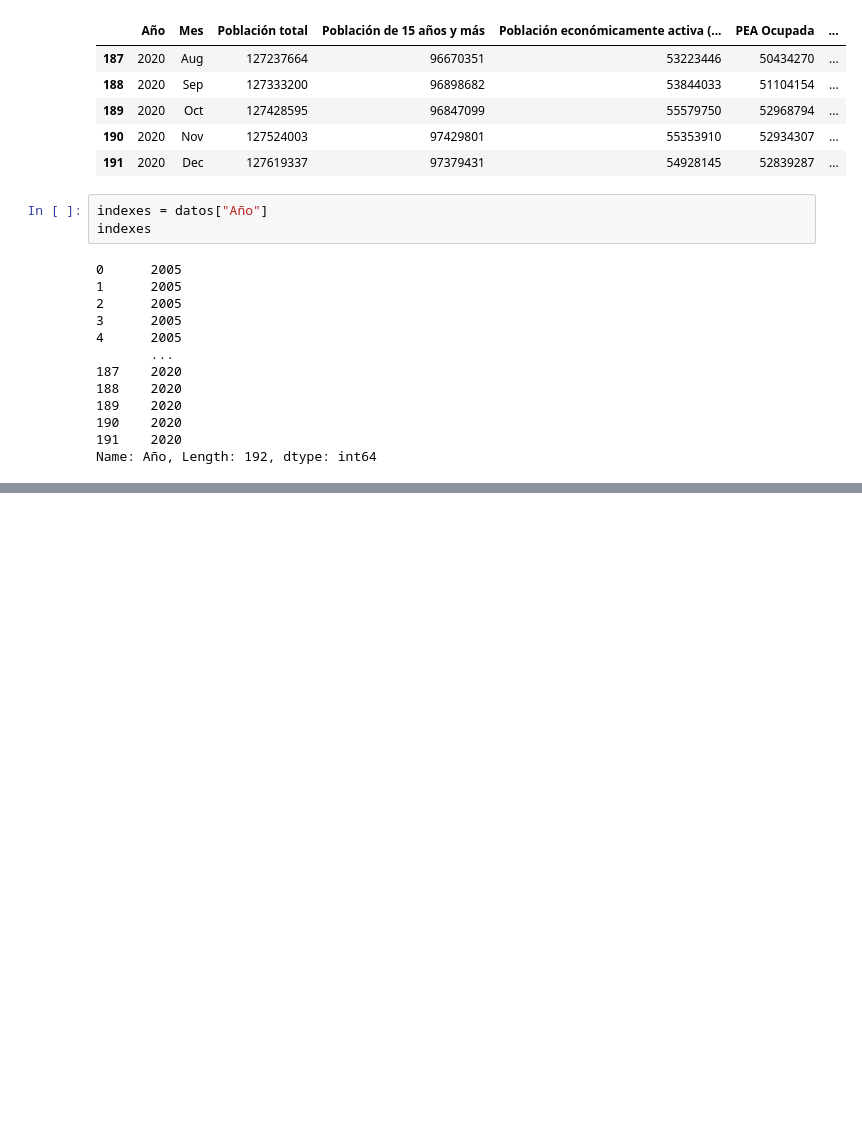
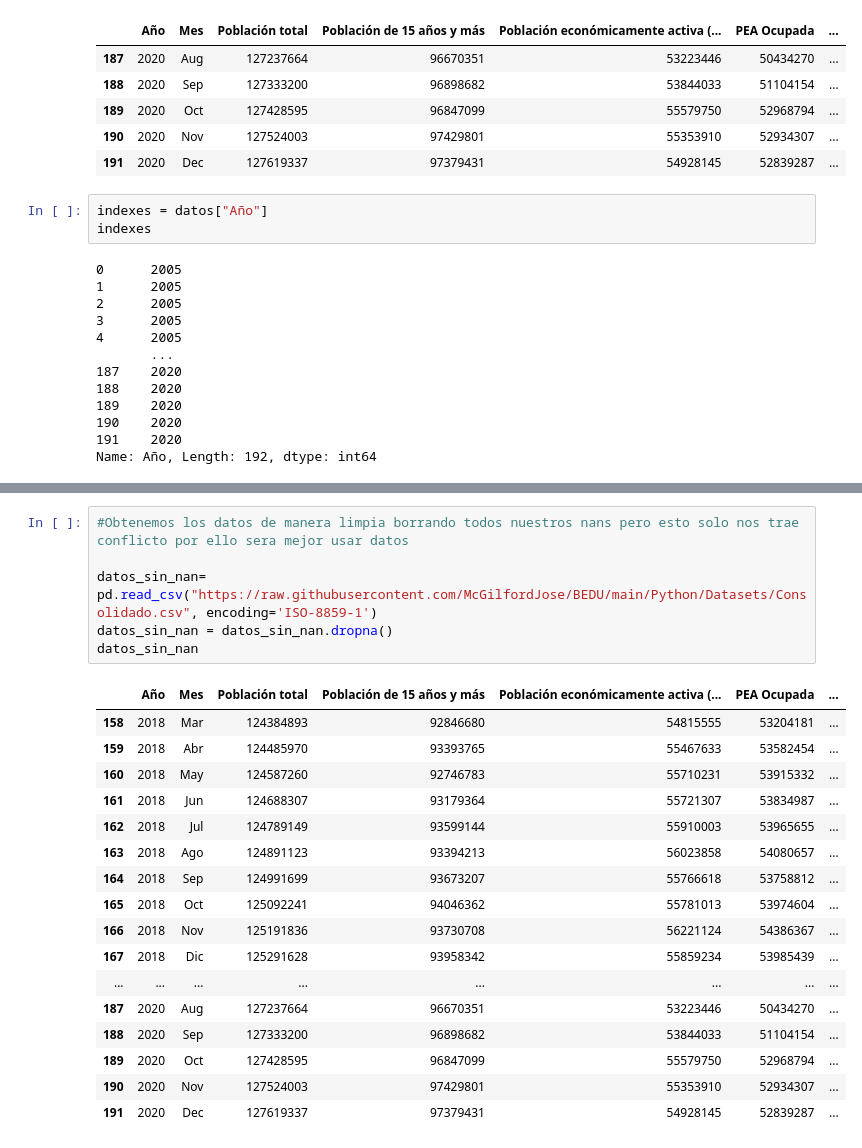
Before and after one commit to Mc-Gilford/BEDU, a Jupyter notebook: Python/Proyecto Python.ipynb, the cells around one changed output, grey strips where cells are left out. Saved outputs shown, nothing was run; the diff lists cells and outputs as text; blank space fills up the shorter version.

```diff
--- a/Python/Proyecto Python.ipynb
+++ b/Python/Proyecto Python.ipynb
@@ -154,0 +155,24 @@ datos.describe()
+# %%
+#Obtenemos los datos de manera limpia borrando todos nuestros nans pero esto solo nos trae conflicto por ello sera mejor usar datos
+
+datos_sin_nan= pd.read_csv("https://raw.githubusercontent.com/McGilfordJose/BEDU/main/Python/Datasets/Consolidado.csv", encoding='ISO-8859-1')
+datos_sin_nan = datos_sin_nan.dropna()
+datos_sin_nan
+# %% [output]
+|  | Año | Mes | Población total | Población de 15 años y más | Población económicamente activa (... | PEA Ocupada | ... |
+| 158 | 2018 | Mar | 124384893 | 92846680 | 54815555 | 53204181 | ... |
+| 159 | 2018 | Abr | 124485970 | 93393765 | 55467633 | 53582454 | ... |
+| 160 | 2018 | May | 124587260 | 92746783 | 55710231 | 53915332 | ... |
+| 161 | 2018 | Jun | 124688307 | 93179364 | 55721307 | 53834987 | ... |
+| 162 | 2018 | Jul | 124789149 | 93599144 | 55910003 | 53965655 | ... |
+| 163 | 2018 | Ago | 124891123 | 93394213 | 56023858 | 54080657 | ... |
+| 164 | 2018 | Sep | 124991699 | 93673207 | 55766618 | 53758812 | ... |
+| 165 | 2018 | Oct | 125092241 | 94046362 | 55781013 | 53974604 | ... |
+| 166 | 2018 | Nov | 125191836 | 93730708 | 56221124 | 54386367 | ... |
+| 167 | 2018 | Dic | 125291628 | 93958342 | 55859234 | 53985439 | ... |
+| ... | ... | ... | ... | ... | ... | ... | ... |
+| 187 | 2020 | Aug | 127237664 | 96670351 | 53223446 | 50434270 | ... |
+| 188 | 2020 | Sep | 127333200 | 96898682 | 53844033 | 51104154 | ... |
+| 189 | 2020 | Oct | 127428595 | 96847099 | 55579750 | 52968794 | ... |
+| 190 | 2020 | Nov | 127524003 | 97429801 | 55353910 | 52934307 | ... |
+| 191 | 2020 | Dec | 127619337 | 97379431 | 54928145 | 52839287 | ... |
```
Also changed, not shown: parts of 8 cells of this notebook.
